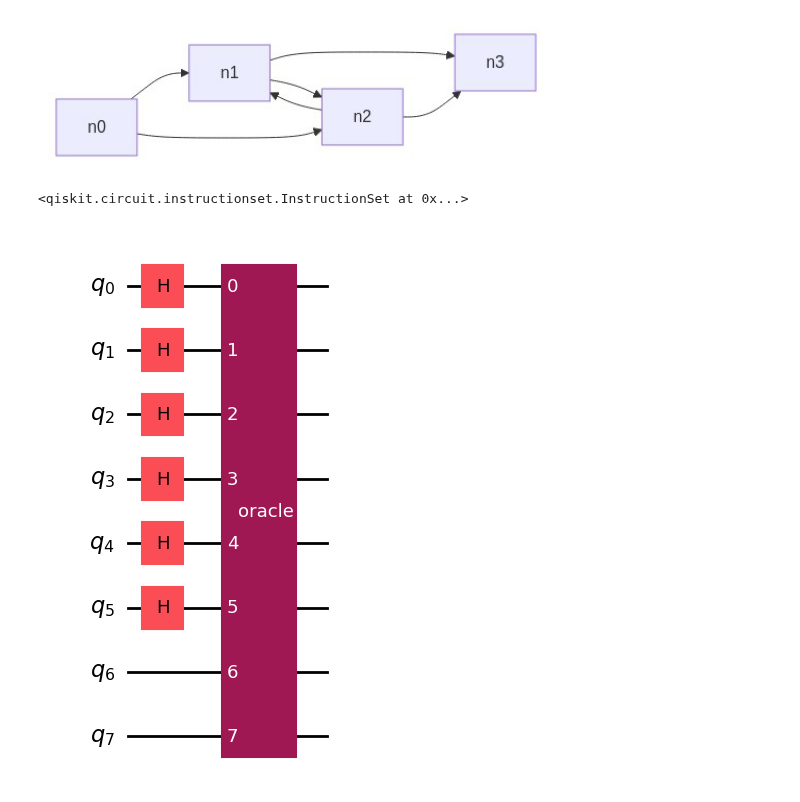
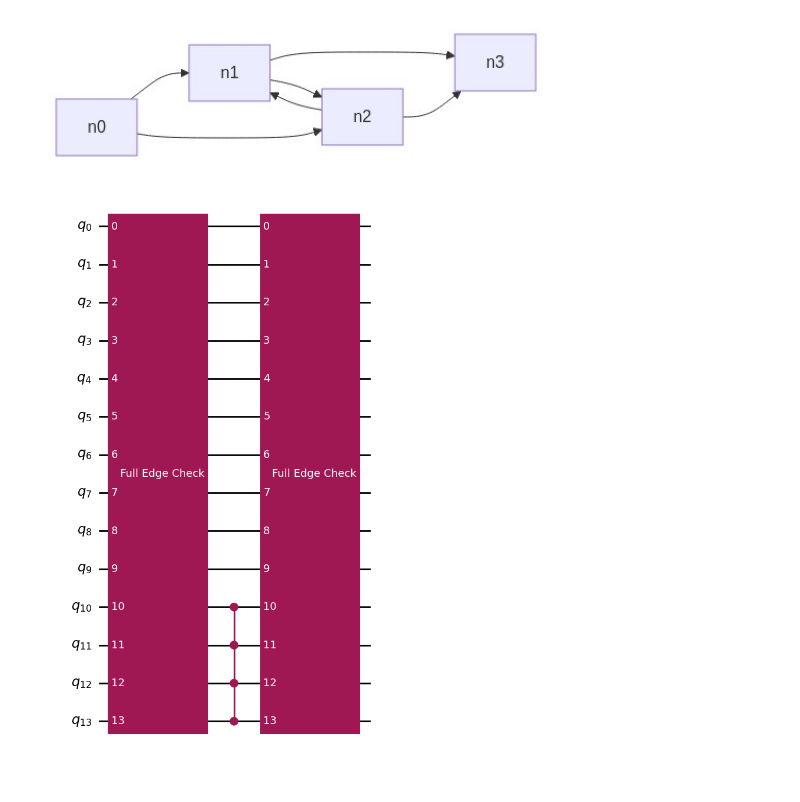
Before and after one commit to 1ngVG-QCCE/QuantumMazeSolver, a Jupyter notebook: maze-oracle.ipynb, the cells around one changed output. Saved outputs shown, nothing was run; the diff lists cells and outputs as text; code cells hidden in the pictures.

Commit message:
create module for maze_oracle

```diff
--- a/maze-oracle.ipynb
+++ b/maze-oracle.ipynb
@@ -115,19 +115,11 @@ flowchart LR;
 # %%
 edges = [
     (0, 1),
     (0, 2),
     (1, 3),
     (2, 3)
 ]
 oracle = MazeOracleGenerator(4, max_path_length=4).add_edges(edges).generate()
+oracle.draw('mpl')
+# %% [output]
+[figure, added]
-# %%
-circ = QuantumCircuit(8)
-for i in range(6):
-    circ.h(i)
-circ.append(oracle, list(range(8)))
-# %% [output]
-<qiskit.circuit.instructionset.InstructionSet at 0x...>
-# %%
-circ.draw('mpl')
-# %% [output]
-[figure, removed]
```
Also changed, not shown: 1 other file.
